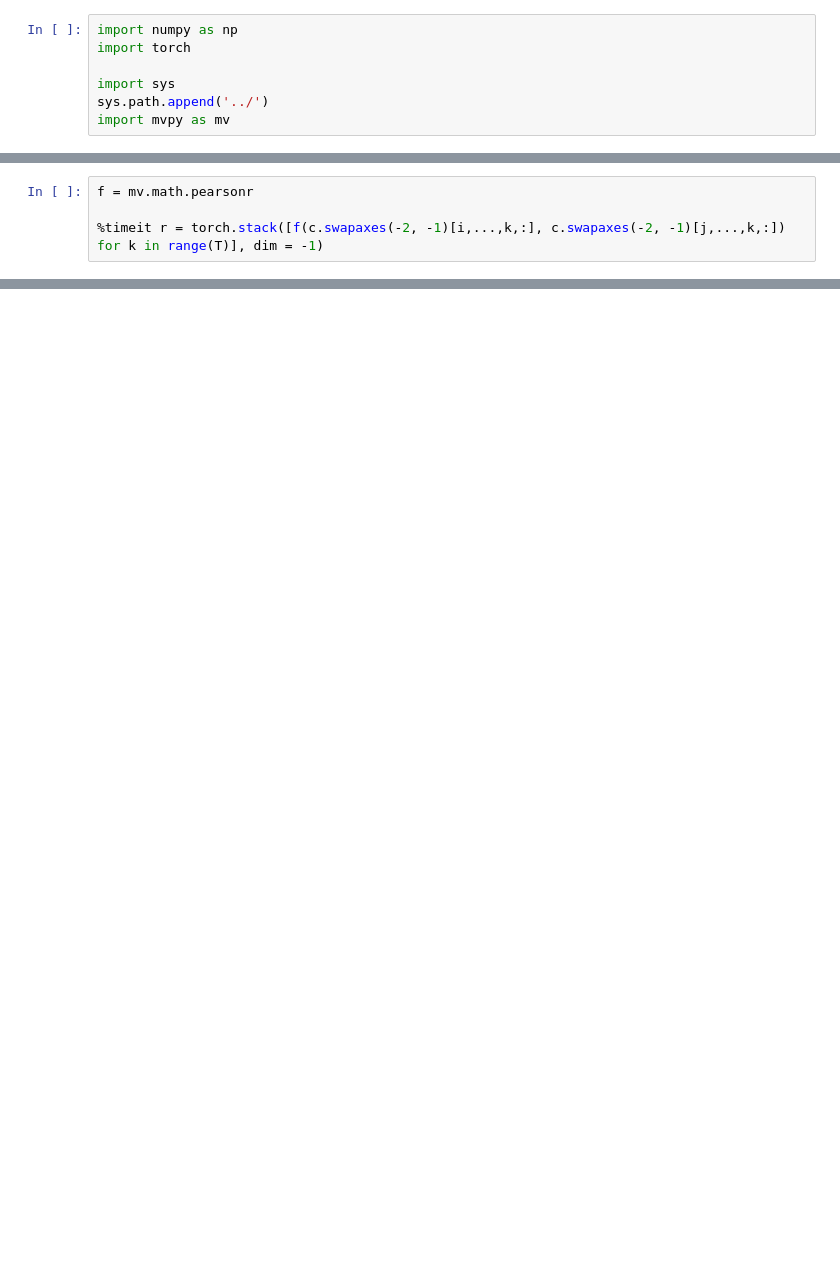
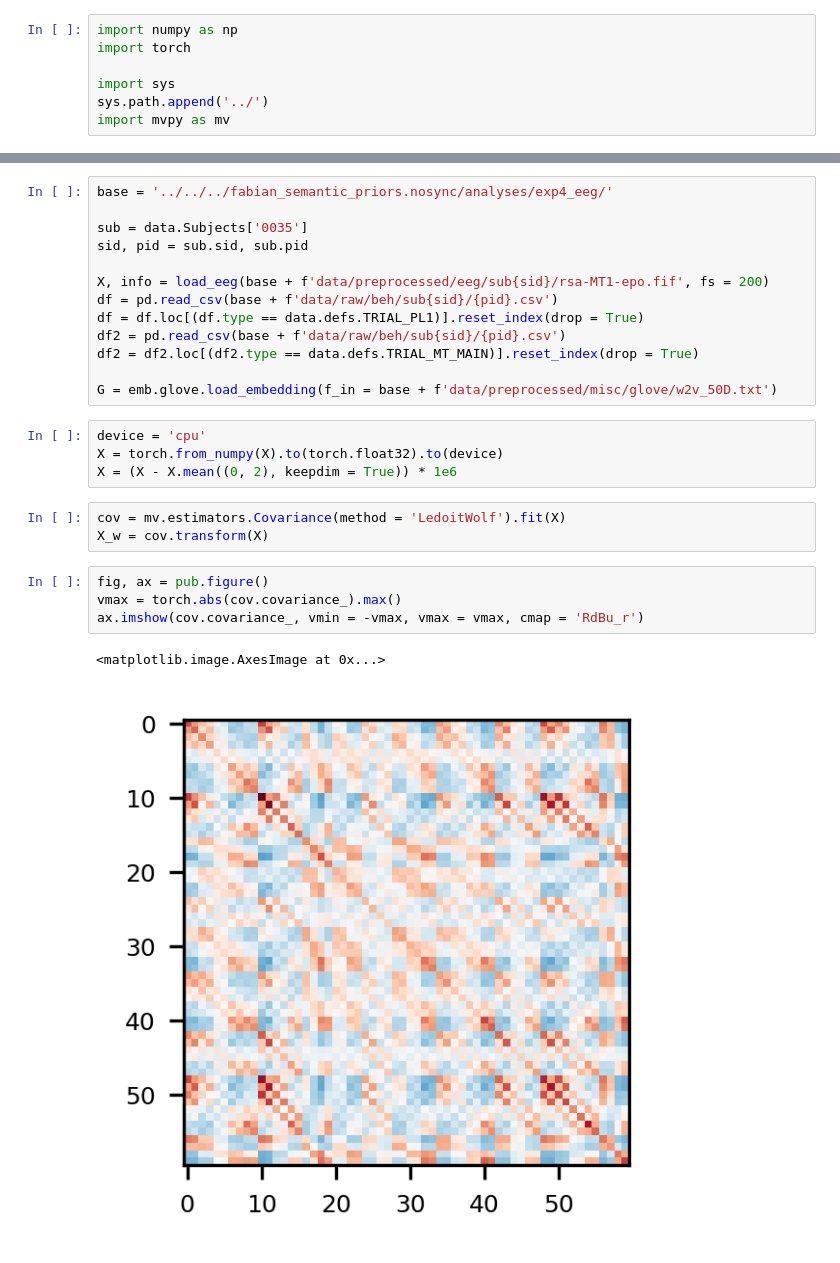
Before and after one commit to FabulousFabs/MVPy, a Jupyter notebook: examples/tests.ipynb, the cells around one changed output, grey strips where cells are left out. Saved outputs shown, nothing was run; the diff lists cells and outputs as text; blank space fills up the shorter version.

```diff
--- a/examples/tests.ipynb
+++ b/examples/tests.ipynb
@@ -538,4 +7,0 @@ f = mv.math.pearsonr
-# %%
-f = mv.math.pearsonr
-
-%timeit r = torch.stack([f(c.swapaxes(-2, -1)[i,...,k,:], c.swapaxes(-2, -1)[j,...,k,:]) for k in range(T)], dim = -1)
@@ -593,0 +42,27 @@ RuntimeError: shape '[200, 200, 50]' is invalid for input of size 995000
+# %%
+base = '../../../fabian_semantic_priors.nosync/analyses/exp4_eeg/'
+
+sub = data.Subjects['0035']
+sid, pid = sub.sid, sub.pid
+
+X, info = load_eeg(base + f'data/preprocessed/eeg/sub{sid}/rsa-MT1-epo.fif', fs = 200)
+df = pd.read_csv(base + f'data/raw/beh/sub{sid}/{pid}.csv')
+df = df.loc[(df.type == data.defs.TRIAL_PL1)].reset_index(drop = True)
+df2 = pd.read_csv(base + f'data/raw/beh/sub{sid}/{pid}.csv')
+df2 = df2.loc[(df2.type == data.defs.TRIAL_MT_MAIN)].reset_index(drop = True)
+
+G = emb.glove.load_embedding(f_in = base + f'data/preprocessed/misc/glove/w2v_50D.txt')
+# %%
+device = 'cpu'
+X = torch.from_numpy(X).to(torch.float32).to(device)
+X = (X - X.mean((0, 2), keepdim = True)) * 1e6
+# %%
+cov = mv.estimators.Covariance(method = 'LedoitWolf').fit(X)
+X_w = cov.transform(X)
+# %%
+fig, ax = pub.figure()
+vmax = torch.abs(cov.covariance_).max()
+ax.imshow(cov.covariance_, vmin = -vmax, vmax = vmax, cmap = 'RdBu_r')
+# %% [output]
+<matplotlib.image.AxesImage at 0x...>
+[figure, added]
```
Also changed, not shown: parts of 66 cells of this notebook, 2 other files.
